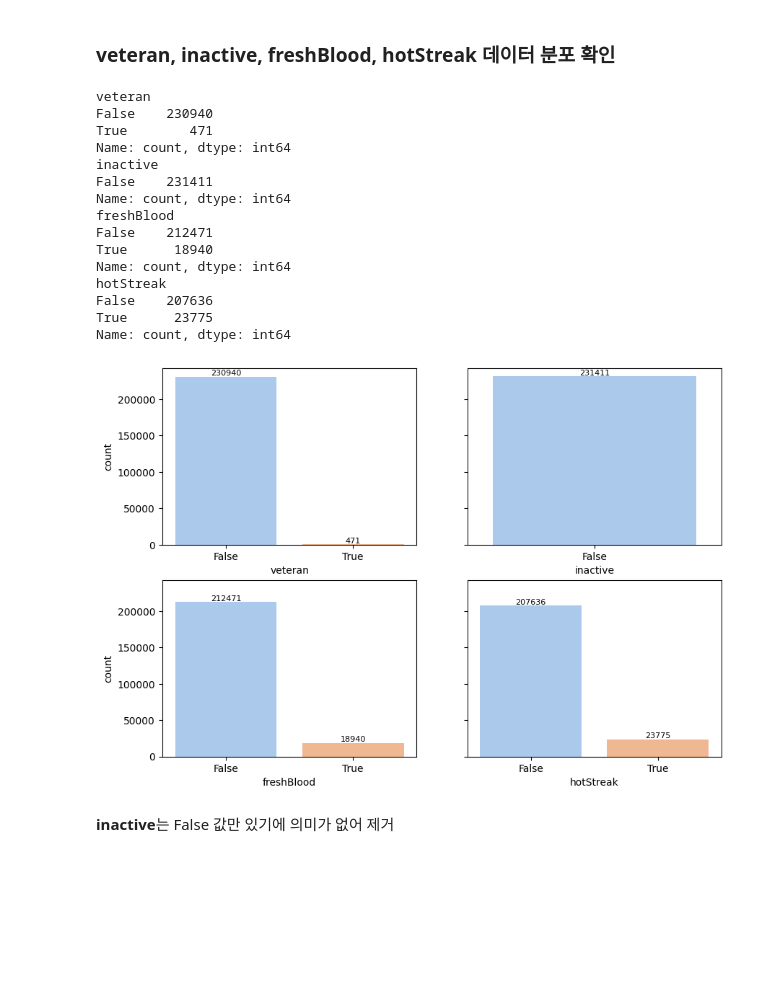
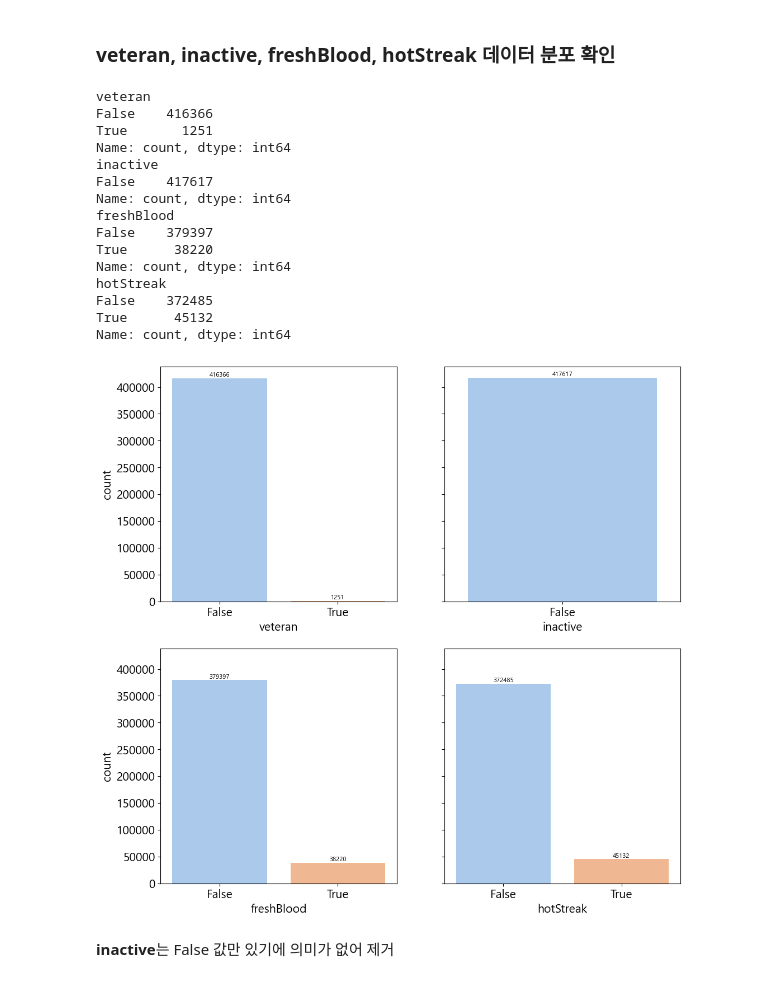
Before and after one commit to SKNETWORKS-FAMILY-AICAMP/SKN11-2nd-4Team, a Jupyter notebook: EDA/EDA.ipynb, the cells around one changed output. Drawn from its saved outputs; the diff is of its cells as text; code cells hidden in the pictures; blank space fills up the shorter version.

Commit message:
Champion EDA

```diff
--- a/EDA/EDA.ipynb
+++ b/EDA/EDA.ipynb
@@ -39,5 +68,5 @@ Summoner data count : 231930
 # %%
-data = pd.merge(player_info_data, summoner_data, how="outer", on="puuid")
+data = reduce(lambda x, y: pd.merge(x, y, how="outer", on="puuid"), [player_info_data, summoner_data, champion_mastery_data])
 data.head()
 # %% [output]
 |  | leagueId | queueType | tier | rank | summonerId | puuid | leaguePoints | wins | losses | veteran | ... |
@@ -120,6 +215,21 @@ Name: count, dtype: int64
 - churn
 # %%
-drop_data = data.drop(["leagueId", "queueType", "summonerId", "puuid", "leaguePoints", "id", "accountId", "profileIconId"], axis=1)
+drop_data = data.drop([
+    "leagueId",
+    "queueType",
+    "summonerId",
+    "puuid",
+    "leaguePoints",
+    "id",
+    "accountId",
+    "profileIconId",
+    "championPointsSinceLastLevel",
+    "championPointsUntilNextLevel",
+    "markRequiredForNextLevel",
+    "tokensEarned",
+    "milestoneGrades",
+    "nextSeasonMilestone"
+], axis=1)
 drop_data.head()
 # %% [output]
 |  | tier | rank | wins | losses | veteran | inactive | freshBlood | hotStreak | revisionDate | ... |
@@ -209,0 +298,3 @@ drop_dupl_data.tail()
+# %%
+drop_dupl_sample_data = drop_dupl_data.dropna(axis=0)
+drop_dupl_sample_data.head()
@@ -211,13 +309,18 @@ drop_dupl_data.tail()
 ### revisionDate 변환
 # %%
 rev_diff_data = []
-for revisionDate in drop_dupl_data["revisionDate"]:
+lpt_diff_data = []
+
+for revisionDate, lastPlayTime in zip(drop_dupl_sample_data["revisionDate"], drop_dupl_sample_data["lastPlayTime"]):
     rev_diff = datetime.now(timezone.utc) - datetime.fromtimestamp(revisionDate / 1000, tz=timezone.utc)
+    lpt_diff = datetime.now(timezone.utc) - datetime.fromtimestamp(lastPlayTime / 1000, tz=timezone.utc)
     rev_diff_data.append(rev_diff.days)
+    lpt_diff_data.append(lpt_diff.days)
 
-rev_trans_data = drop_dupl_data.copy()
+rev_trans_data = drop_dupl_sample_data.copy()
 rev_trans_data["revisionDate"] = rev_diff_data
+rev_trans_data["lastPlayTime"] = lpt_diff_data
 
-rev_trans_data.head()
+rev_trans_data.tail()
 # %% [output]
 |  | tier | rank | wins | losses | veteran | inactive | freshBlood | hotStreak | revisionDate | ... |
@@ -255,45 +356,42 @@ win_rate_data.head()
 # %% [markdown]
 ### veteran, inactive, freshBlood, hotStreak 데이터 분포 확인
 # %%
-import warnings
-warnings.simplefilter(action='ignore', category=FutureWarning)
-
 print(win_rate_data["veteran"].value_counts())
 print(win_rate_data["inactive"].value_counts())
 print(win_rate_data["freshBlood"].value_counts())
 print(win_rate_data["hotStreak"].value_counts())
 
 cols = ['veteran', 'inactive', 'freshBlood', 'hotStreak']
 
-fig, axes = plt.subplots(2, 2, figsize=(10, 7), sharey=True)
+fig, axes = plt.subplots(2, 2, figsize=(12, 12), sharey=True)
 
 for ax, col in zip(axes.flatten(), cols):
     sns.countplot(data=win_rate_data, x=col, ax=ax, palette="pastel")
     for p in ax.patches:
         ax.annotate(f'{int(p.get_height())}',
                     (p.get_x() + p.get_width() / 2, p.get_height()),
                     ha='center',
                     va='bottom',
                     fontsize=8,
                     color='black')
 plt.show()
 # %% [output]
 veteran
-False    230940
-True        471
+False    416366
+True       1251
 Name: count, dtype: int64
 inactive
-False    231411
+False    417617
 Name: count, dtype: int64
 freshBlood
-False    212471
-True      18940
+False    379397
+True      38220
 Name: count, dtype: int64
 hotStreak
-False    207636
-True      23775
+False    372485
+True      45132
 Name: count, dtype: int64
-[figure, old version]
+[figure, new version]
 # %% [markdown]
 **inactive**는 False 값만 있기에 의미가 없어 제거
 # %%
```
Also changed, not shown: parts of 29 cells of this notebook, 1 other file.
